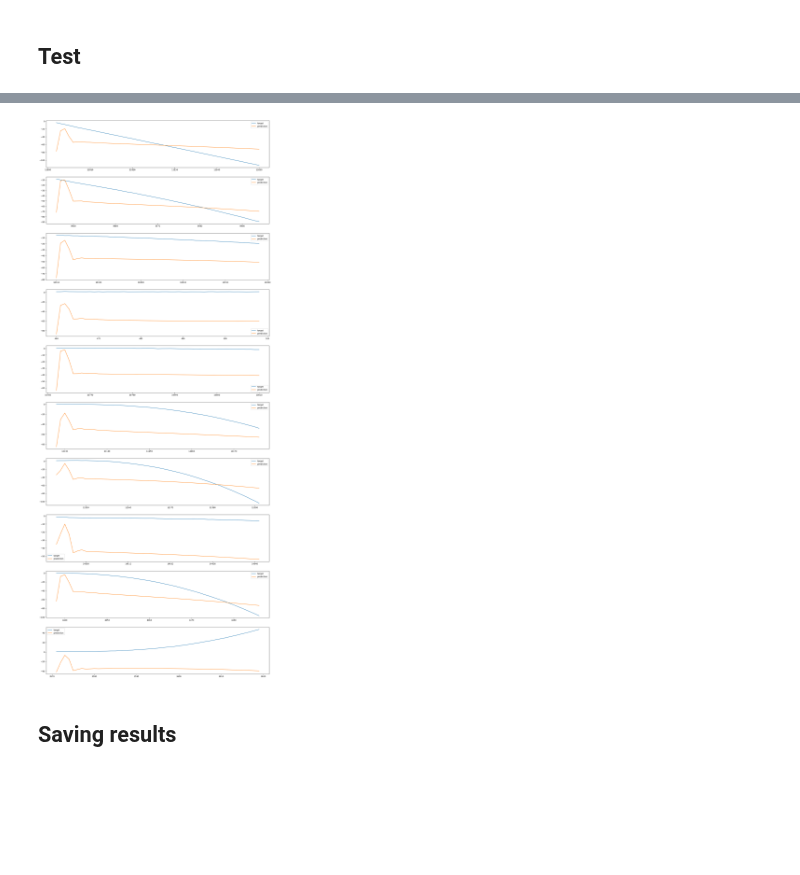
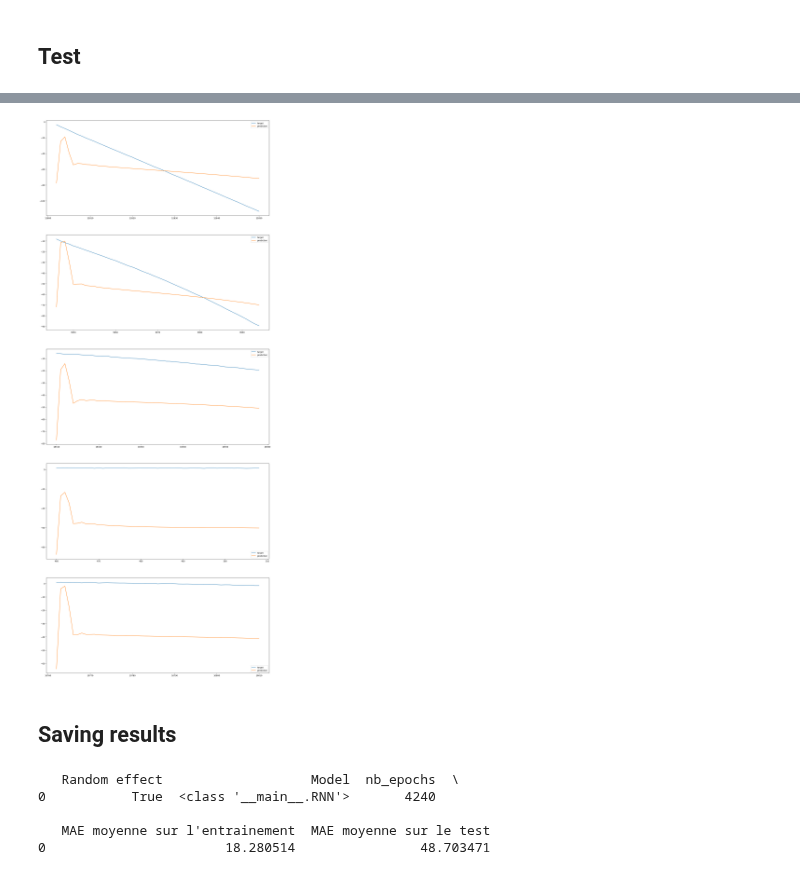
Before and after one commit to FrankwaP/subSISTM, a Jupyter notebook: models/ODE-RNN/RNN - LSTM.ipynb, the cells around one changed output, grey strips where cells are left out. Cells and saved outputs as stored; diff of their text form; code cells hidden in the pictures; blank space fills up the shorter version.

Commit message:
Changes to have the right graphs

```diff
--- a/models/ODE-RNN/RNN - LSTM.ipynb
+++ b/models/ODE-RNN/RNN - LSTM.ipynb
@@ -278,19 +262,26 @@ print("mean MAE on test data: ", np.mean(MAE_list_test))
 mean MAE on test data:  48.70347084137701
 # %%
-n = 10
+n = 5
 ex = randint(1,501, n)
 fig, axs = plt.subplots(n)
 fig.set_figwidth(20)
 fig.set_figheight(50)
 for k in range(n):
     axs[k].plot(dtest_norm.loc[(dtest_norm['temps']!=0) & (dtest_norm['individus']==ex[k])]['y+1'], label= 'target')
     axs[k].plot(df_test.loc[(df_test['temps']!=0) & (df_test['individus']==ex[k])]['y_test'], label= 'prediction')
     axs[k].legend()
 # %% [output]
-[figure, old version]
+[figure, new version]
 # %% [markdown]
 ## Saving results
 # %%
 results = pd.DataFrame([[USE_MIXED_EFFECT, MODEL, nb_epochs, np.mean(MAE_list_train), np.mean(MAE_list_test)]],
                        columns=['Random effect', 'Model', 'nb_epochs', "MAE moyenne sur l'entrainement", "MAE moyenne sur le test"])
+print(results)
 results = results.to_json(path_or_buf="../../models/ODE-RNN/Résultats/"+ MODEL.__name__ + "_" + "Mixed" + str(USE_MIXED_EFFECT) + "Timestep" + str("timestep_skip.json"))
+# %% [output]
+   Random effect                   Model  nb_epochs  \
+0           True  <class '__main__.RNN'>       4240
+
+   MAE moyenne sur l'entrainement  MAE moyenne sur le test
+0                       18.280514                48.703471
```
Also changed, not shown: parts of 1 cell of this notebook.
